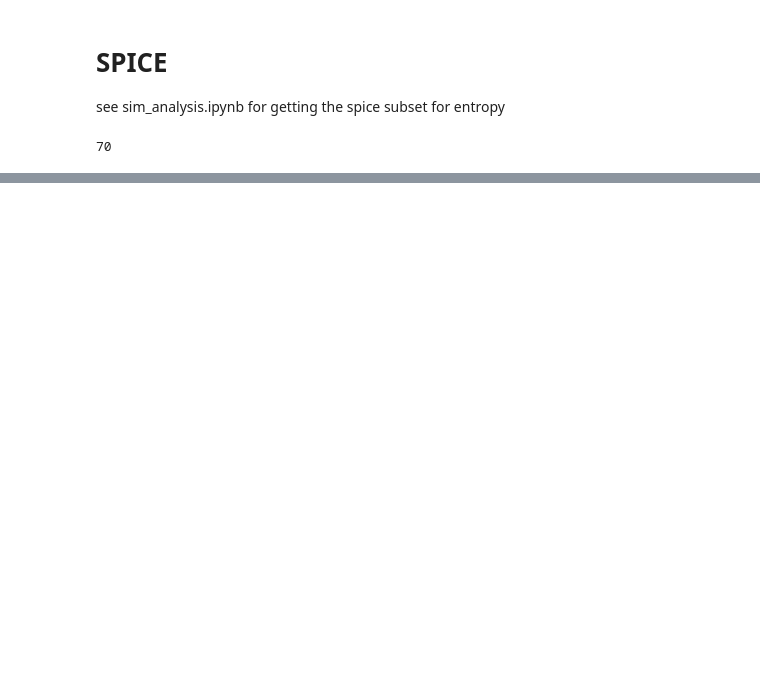
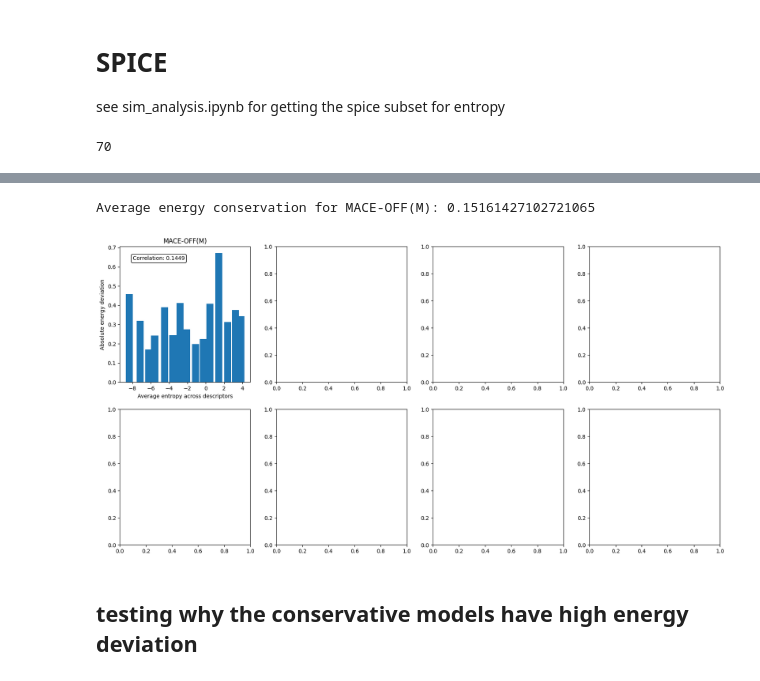
Before and after one commit to christine-zhang1/quests, a Jupyter notebook: compute_entropy_plots.ipynb, the cells around one changed output, grey strips where cells are left out. Cells and saved outputs as stored; diff of their text form; code cells hidden in the pictures; blank space fills up the shorter version.

```diff
--- a/compute_entropy_plots.ipynb
+++ b/compute_entropy_plots.ipynb
@@ -594,0 +703,62 @@ len(traj)
+# %%
+# sim_entropies will be the x-axis for the simulation scatter plots. now we need to get the energy conservation values
+model_names = ["MACE-OFF(M)"]
+
+energy_cons = {model_name: [] for model_name in model_names}
+
+for model_name in model_names:
+    dir_name = f"../mlip-arena/{model_name}_spice_sims_supercell_1000K"
+    for file in sorted(os.listdir(dir_name)):
+        traj = read(os.path.join(dir_name, file), index=":")
+        # print(len(traj))
+        atoms_i = traj[0]
+        atoms_f = traj[-1]
+        dE = atoms_f.get_total_energy() - atoms_i.get_total_energy()
+        energy_cons[model_name].append(dE)
+
+# print the average energy conservation for each model
+for model_name in model_names:
+    print(f"Average energy conservation for {model_name}: {np.mean(energy_cons[model_name])} eV")
+# %% [output]
+Average energy conservation for MACE-OFF(M): 0.15161427102721065
+# %%
+sim_entropies = avg_entropies
+
+fig, axs = plt.subplots(2, 4, figsize=(20, 10))
+num_bins = 15  # or however many bins you want
+
+for i, model_name in enumerate(model_names):
+    energy_vals = np.abs(energy_cons[model_name])
+
+    # Bin the sim_entropies
+    bin_edges = np.linspace(min(sim_entropies), max(sim_entropies), num_bins + 1)
+    bin_indices = np.digitize(sim_entropies, bins=bin_edges) - 1  # -1 for 0-based indexing
+
+    binned_x = []
+    binned_y = []
+
+    for j in range(num_bins):
+        mask = bin_indices == j
+        if np.any(mask):
+            binned_x.append(np.mean(sim_entropies[mask]))
+            binned_y.append(np.mean(energy_vals[mask]))
+
+    axs.flat[i].bar(
+        binned_x, binned_y,
+        width=(bin_edges[1] - bin_edges[0]) * 0.9,
+        align='center',
+        label="Binned averages"
+    )
+
+    axs.flat[i].set_xlabel("Average entropy across descriptors")
+    axs.flat[i].set_ylabel("Absolute energy deviation")
+    axs.flat[i].set_title(f"{model_name}")
+
+    # correlation from raw data (not binned)
+    corr, p_value = pearsonr(sim_entropies, energy_vals)
+    axs.flat[i].text(0.1, 0.9, f"Correlation: {corr:.4f}", transform=axs.flat[i].transAxes,
+                     bbox=dict(facecolor='white', edgecolor='black', boxstyle='round,pad=0.3'))
+# %% [output]
+[figure, added]
+# %% [markdown]
+## testing why the conservative models have high energy deviation
```
Also changed, not shown: parts of 74 cells of this notebook, 17 other files.
